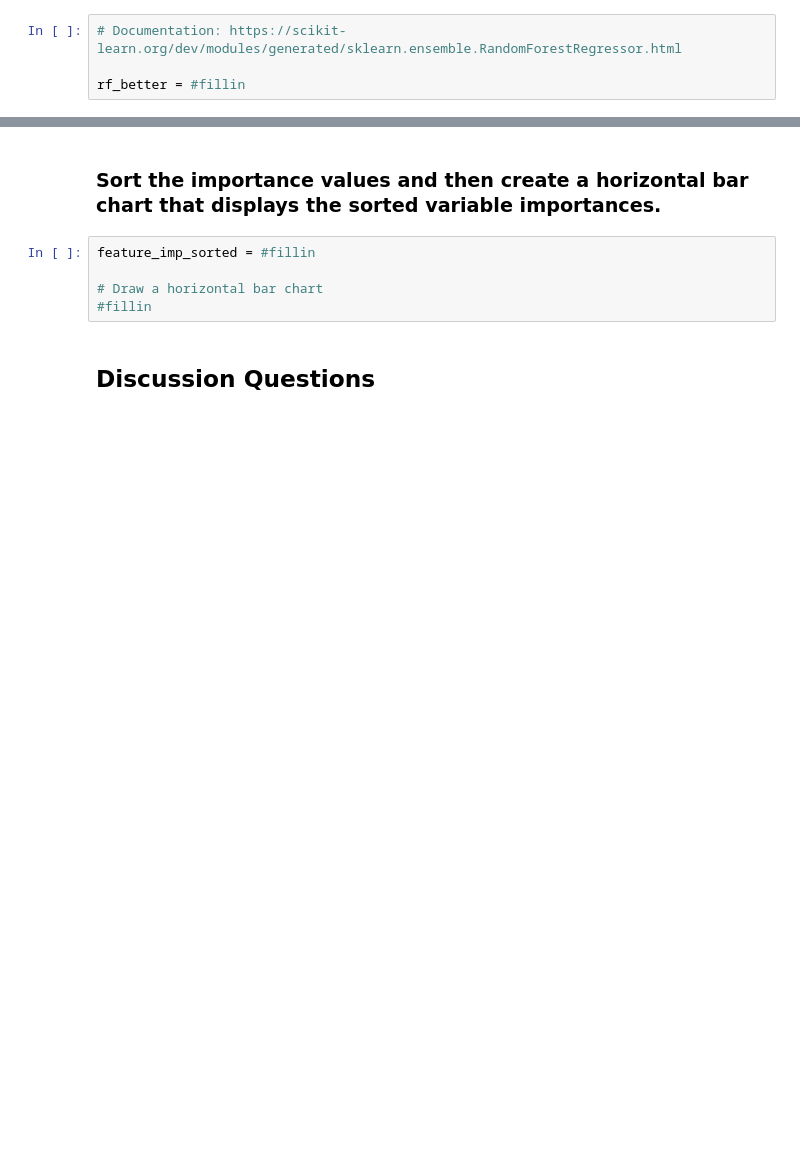
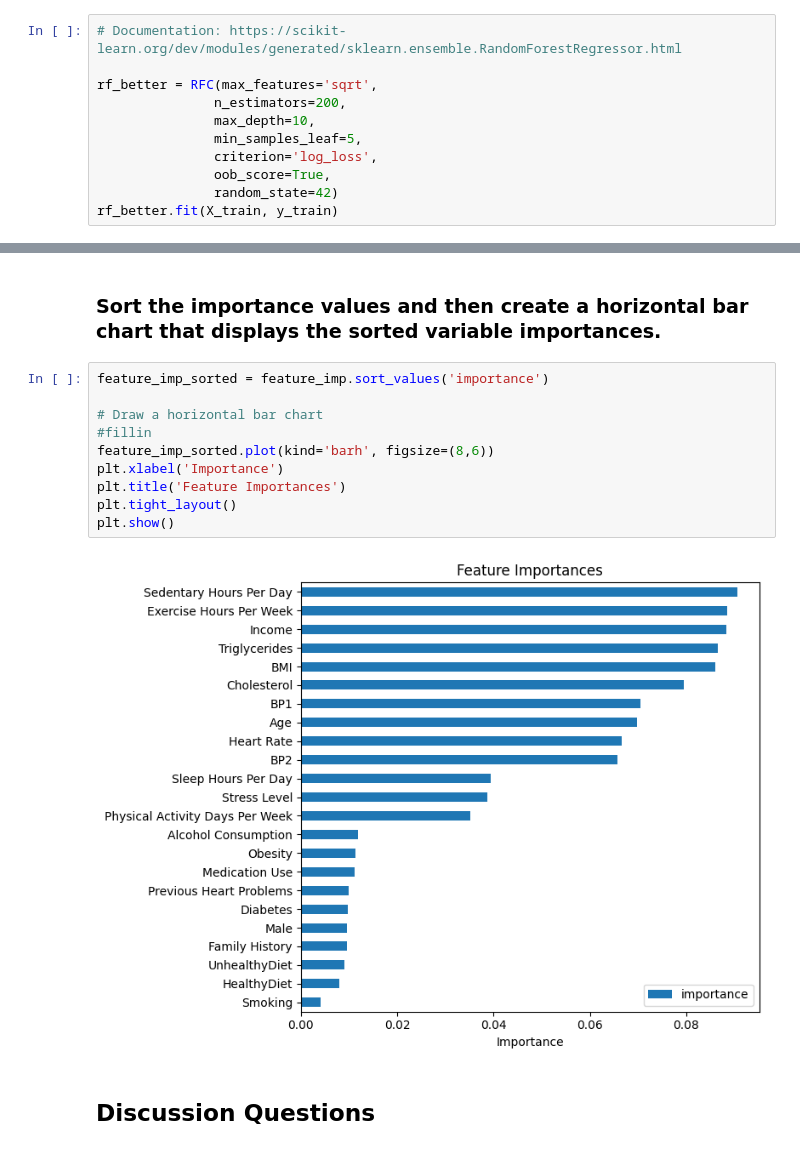
Before and after one commit to ethan-ucol/code_2600, a Jupyter notebook: mod08_rf.ipynb, the cells around one changed output, grey strips where cells are left out. Drawn from its saved outputs; the diff is of its cells as text; blank space fills up the shorter version.

```diff
--- a/mod08_rf.ipynb
+++ b/mod08_rf.ipynb
@@ -227,4 +242,11 @@ You will be scored according to how well it performs on an unseen holdout set.
 # %%
 # Documentation: https://scikit-learn.org/dev/modules/generated/sklearn.ensemble.RandomForestRegressor.html
 
-rf_better = #fillin
+rf_better = RFC(max_features='sqrt',
+               n_estimators=200,
+               max_depth=10,
+               min_samples_leaf=5,
+               criterion='log_loss',
+               oob_score=True,
+               random_state=42)
+rf_better.fit(X_train, y_train)
@@ -245,10 +290,17 @@ feature_imp
 # %% [markdown]
 ### Sort the importance values and then create a horizontal bar chart that displays the sorted variable importances.
 # %%
-feature_imp_sorted = #fillin
+feature_imp_sorted = feature_imp.sort_values('importance')
 
 # Draw a horizontal bar chart
 #fillin
+feature_imp_sorted.plot(kind='barh', figsize=(8,6))
+plt.xlabel('Importance')
+plt.title('Feature Importances')
+plt.tight_layout()
+plt.show()
+# %% [output]
+[figure, added]
 # %% [markdown]
 ## Discussion Questions
 # %% [markdown]
```
Also changed, not shown: parts of 12 cells of this notebook.
